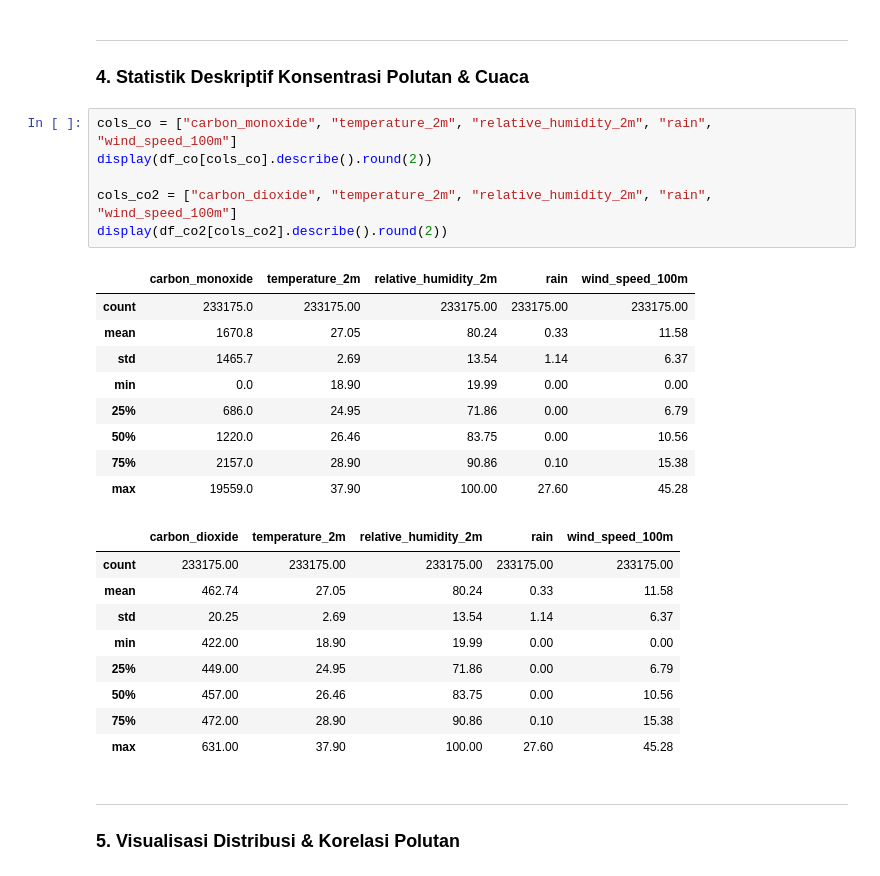
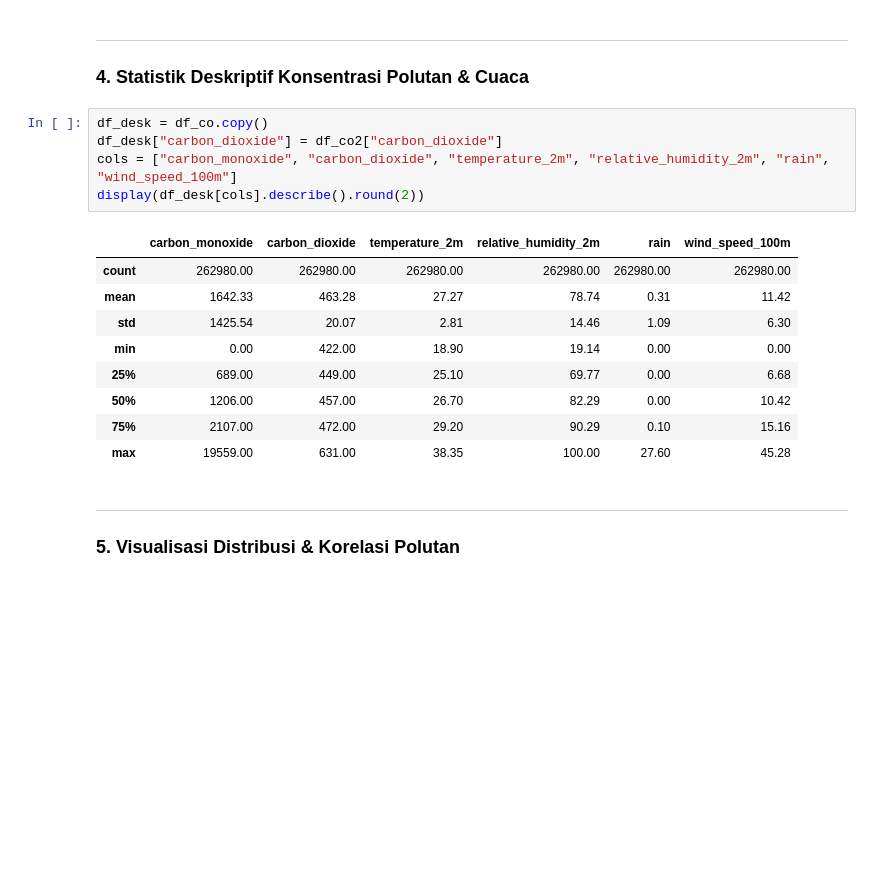
Before and after one commit to Nikanzz/napasloka, a Jupyter notebook: notebooks/01_data_exploration.ipynb, the cells around one changed output. Drawn from its saved outputs; the diff is of its cells as text; blank space fills up the shorter version.

```diff
--- a/notebooks/01_data_exploration.ipynb
+++ b/notebooks/01_data_exploration.ipynb
@@ -75,30 +75,20 @@ Jumlah observasi per lokasi pengamatan (CO): [17532] baris per lokasi
 ---
 ### 4. Statistik Deskriptif Konsentrasi Polutan & Cuaca
 # %%
-cols_co = ["carbon_monoxide", "temperature_2m", "relative_humidity_2m", "rain", "wind_speed_100m"]
-display(df_co[cols_co].describe().round(2))
-
-cols_co2 = ["carbon_dioxide", "temperature_2m", "relative_humidity_2m", "rain", "wind_speed_100m"]
-display(df_co2[cols_co2].describe().round(2))
+df_desk = df_co.copy()
+df_desk["carbon_dioxide"] = df_co2["carbon_dioxide"]
+cols = ["carbon_monoxide", "carbon_dioxide", "temperature_2m", "relative_humidity_2m", "rain", "wind_speed_100m"]
+display(df_desk[cols].describe().round(2))
 # %% [output]
-|  | carbon_monoxide | temperature_2m | relative_humidity_2m | rain | wind_speed_100m |
-| count | 233175.0 | 233175.00 | 233175.00 | 233175.00 | 233175.00 |
-| mean | 1670.8 | 27.05 | 80.24 | 0.33 | 11.58 |
-| std | 1465.7 | 2.69 | 13.54 | 1.14 | 6.37 |
-| min | 0.0 | 18.90 | 19.99 | 0.00 | 0.00 |
-| 25% | 686.0 | 24.95 | 71.86 | 0.00 | 6.79 |
-| 50% | 1220.0 | 26.46 | 83.75 | 0.00 | 10.56 |
-| 75% | 2157.0 | 28.90 | 90.86 | 0.10 | 15.38 |
-| max | 19559.0 | 37.90 | 100.00 | 27.60 | 45.28 |
+|  | carbon_monoxide | carbon_dioxide | temperature_2m | relative_humidity_2m | rain | wind_speed_100m |
+| count | 262980.00 | 262980.00 | 262980.00 | 262980.00 | 262980.00 | 262980.00 |
+| mean | 1642.33 | 463.28 | 27.27 | 78.74 | 0.31 | 11.42 |
+| std | 1425.54 | 20.07 | 2.81 | 14.46 | 1.09 | 6.30 |
+| min | 0.00 | 422.00 | 18.90 | 19.14 | 0.00 | 0.00 |
+| 25% | 689.00 | 449.00 | 25.10 | 69.77 | 0.00 | 6.68 |
+| 50% | 1206.00 | 457.00 | 26.70 | 82.29 | 0.00 | 10.42 |
+| 75% | 2107.00 | 472.00 | 29.20 | 90.29 | 0.10 | 15.16 |
+| max | 19559.00 | 631.00 | 38.35 | 100.00 | 27.60 | 45.28 |
-|  | carbon_dioxide | temperature_2m | relative_humidity_2m | rain | wind_speed_100m |
-| count | 233175.00 | 233175.00 | 233175.00 | 233175.00 | 233175.00 |
-| mean | 462.74 | 27.05 | 80.24 | 0.33 | 11.58 |
-| std | 20.25 | 2.69 | 13.54 | 1.14 | 6.37 |
-| min | 422.00 | 18.90 | 19.99 | 0.00 | 0.00 |
-| 25% | 449.00 | 24.95 | 71.86 | 0.00 | 6.79 |
-| 50% | 457.00 | 26.46 | 83.75 | 0.00 | 10.56 |
-| 75% | 472.00 | 28.90 | 90.86 | 0.10 | 15.38 |
-| max | 631.00 | 37.90 | 100.00 | 27.60 | 45.28 |
 # %% [markdown]
 ---
 ### 5. Visualisasi Distribusi & Korelasi Polutan
```
Also changed, not shown: parts of 4 cells of this notebook, 10 other files.
